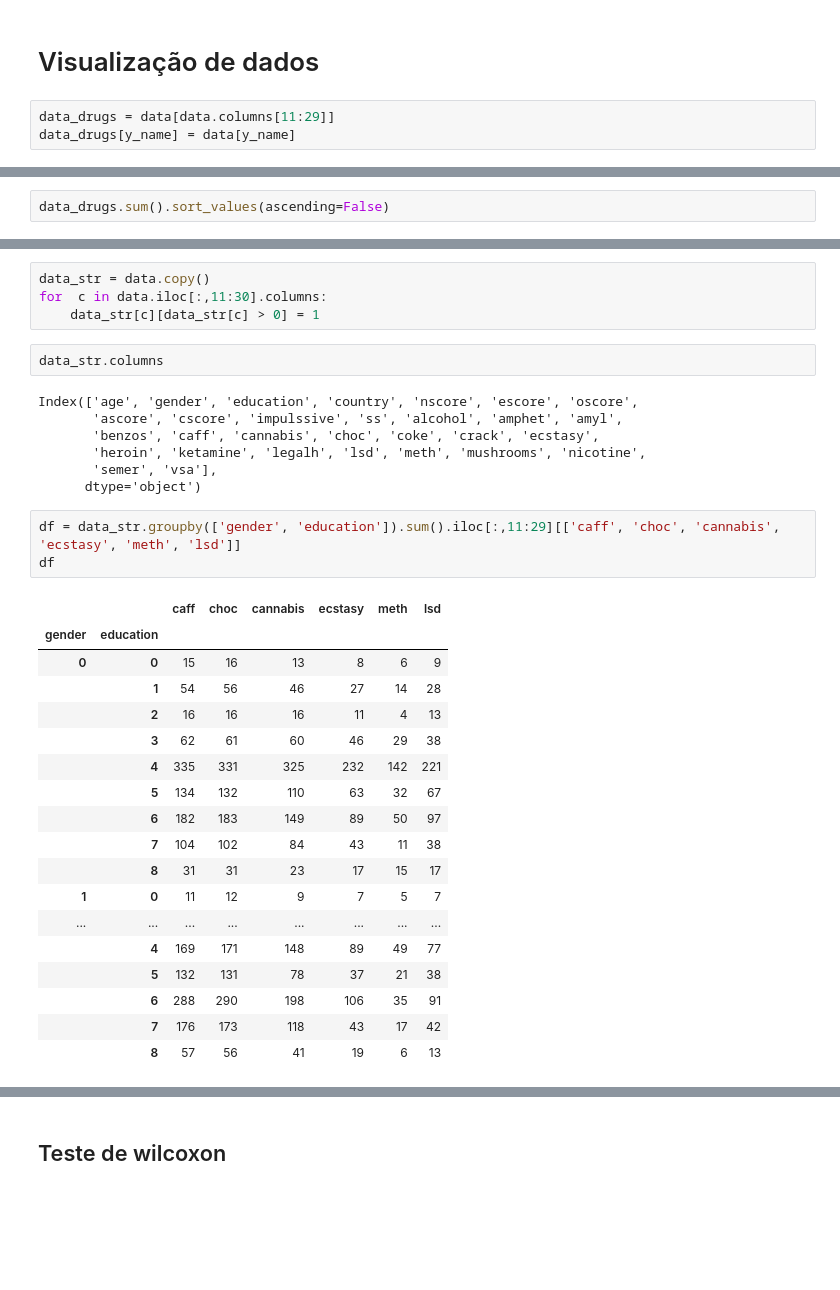
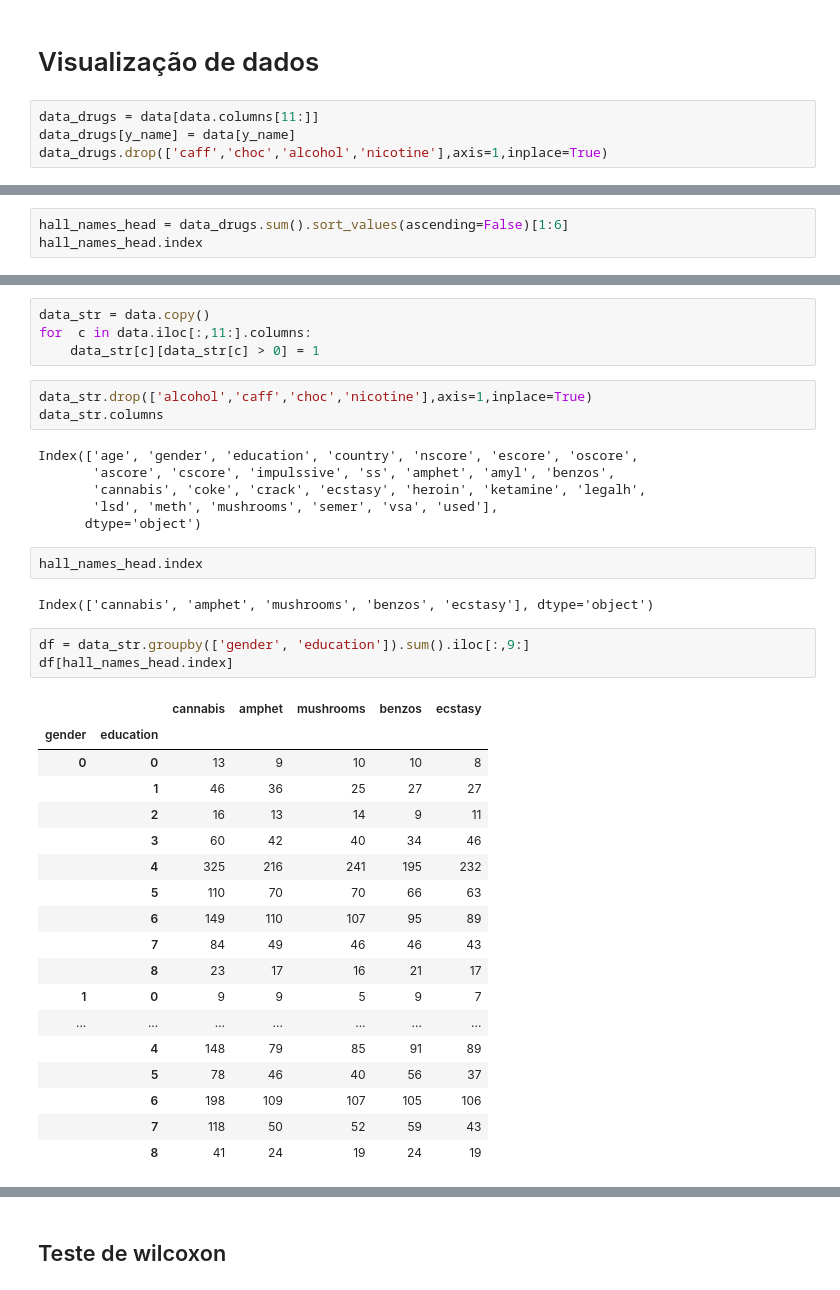
Before and after one commit to cahssis/am-drugs-consumption, a Jupyter notebook: relatorio01_ml.ipynb, the cells around one changed output, grey strips where cells are left out. Saved outputs shown, nothing was run; the diff lists cells and outputs as text; blank space fills up the shorter version.

```diff
--- a/relatorio01_ml.ipynb
+++ b/relatorio01_ml.ipynb
@@ -109,8 +132,9 @@ Name: gender, dtype: int64
 # %% [markdown]
 # Visualização de dados
 # %%
-data_drugs = data[data.columns[11:29]]
+data_drugs = data[data.columns[11:]]
 data_drugs[y_name] = data[y_name]
+data_drugs.drop(['caff','choc','alcohol','nicotine'],axis=1,inplace=True)
 # %% [output]
 A value is trying to be set on a copy of a slice from a DataFrame.
 Try using .loc[row_indexer,col_indexer] = value instead
@@ -120,3 +148,4 @@ See the caveats in the documentation: https://pandas.pydata.org/pandas-docs/stab
 # %%
-data_drugs.sum().sort_values(ascending=False)
+hall_names_head = data_drugs.sum().sort_values(ascending=False)[1:6]
+hall_names_head.index
 # %% [output]
@@ -143,38 +153,42 @@ dtype: int64
 # %%
 data_str = data.copy()
-for  c in data.iloc[:,11:30].columns:
+for  c in data.iloc[:,11:].columns:
     data_str[c][data_str[c] > 0] = 1
-# %%
-data_str.columns
-# %% [output]
-Index(['age', 'gender', 'education', 'country', 'nscore', 'escore', 'oscore',
-       'ascore', 'cscore', 'impulssive', 'ss', 'alcohol', 'amphet', 'amyl',
-       'benzos', 'caff', 'cannabis', 'choc', 'coke', 'crack', 'ecstasy',
-       'heroin', 'ketamine', 'legalh', 'lsd', 'meth', 'mushrooms', 'nicotine',
-       'semer', 'vsa'],
-      dtype='object')
+# %%
+data_str.drop(['alcohol','caff','choc','nicotine'],axis=1,inplace=True)
+data_str.columns
+# %% [output]
+Index(['age', 'gender', 'education', 'country', 'nscore', 'escore', 'oscore',
+       'ascore', 'cscore', 'impulssive', 'ss', 'amphet', 'amyl', 'benzos',
+       'cannabis', 'coke', 'crack', 'ecstasy', 'heroin', 'ketamine', 'legalh',
+       'lsd', 'meth', 'mushrooms', 'semer', 'vsa', 'used'],
+      dtype='object')
+# %%
+hall_names_head.index
+# %% [output]
+Index(['cannabis', 'amphet', 'mushrooms', 'benzos', 'ecstasy'], dtype='object')
 # %%
-df = data_str.groupby(['gender', 'education']).sum().iloc[:,11:29][['caff', 'choc', 'cannabis', 'ecstasy', 'meth', 'lsd']]
-df
+df = data_str.groupby(['gender', 'education']).sum().iloc[:,9:]
+df[hall_names_head.index]
 # %% [output]
-|  |  | caff | choc | cannabis | ecstasy | meth | lsd |
-| gender | education |  |  |  |  |  |  |
-| 0 | 0 | 15 | 16 | 13 | 8 | 6 | 9 |
-|  | 1 | 54 | 56 | 46 | 27 | 14 | 28 |
-|  | 2 | 16 | 16 | 16 | 11 | 4 | 13 |
-|  | 3 | 62 | 61 | 60 | 46 | 29 | 38 |
-|  | 4 | 335 | 331 | 325 | 232 | 142 | 221 |
-|  | 5 | 134 | 132 | 110 | 63 | 32 | 67 |
-|  | 6 | 182 | 183 | 149 | 89 | 50 | 97 |
-|  | 7 | 104 | 102 | 84 | 43 | 11 | 38 |
-|  | 8 | 31 | 31 | 23 | 17 | 15 | 17 |
-| 1 | 0 | 11 | 12 | 9 | 7 | 5 | 7 |
-| ... | ... | ... | ... | ... | ... | ... | ... |
-|  | 4 | 169 | 171 | 148 | 89 | 49 | 77 |
-|  | 5 | 132 | 131 | 78 | 37 | 21 | 38 |
-|  | 6 | 288 | 290 | 198 | 106 | 35 | 91 |
-|  | 7 | 176 | 173 | 118 | 43 | 17 | 42 |
-|  | 8 | 57 | 56 | 41 | 19 | 6 | 13 |
+|  |  | cannabis | amphet | mushrooms | benzos | ecstasy |
+| gender | education |  |  |  |  |  |
+| 0 | 0 | 13 | 9 | 10 | 10 | 8 |
+|  | 1 | 46 | 36 | 25 | 27 | 27 |
+|  | 2 | 16 | 13 | 14 | 9 | 11 |
+|  | 3 | 60 | 42 | 40 | 34 | 46 |
+|  | 4 | 325 | 216 | 241 | 195 | 232 |
+|  | 5 | 110 | 70 | 70 | 66 | 63 |
+|  | 6 | 149 | 110 | 107 | 95 | 89 |
+|  | 7 | 84 | 49 | 46 | 46 | 43 |
+|  | 8 | 23 | 17 | 16 | 21 | 17 |
+| 1 | 0 | 9 | 9 | 5 | 9 | 7 |
+| ... | ... | ... | ... | ... | ... | ... |
+|  | 4 | 148 | 79 | 85 | 91 | 89 |
+|  | 5 | 78 | 46 | 40 | 56 | 37 |
+|  | 6 | 198 | 109 | 107 | 105 | 106 |
+|  | 7 | 118 | 50 | 52 | 59 | 43 |
+|  | 8 | 41 | 24 | 19 | 24 | 19 |
 # %%
 plt.figure(figsize=(12,8))
 #sns.barplot(data=data_str, x='education', y='heroin', palette='Set3')
```
Also changed, not shown: parts of 39 cells of this notebook.
